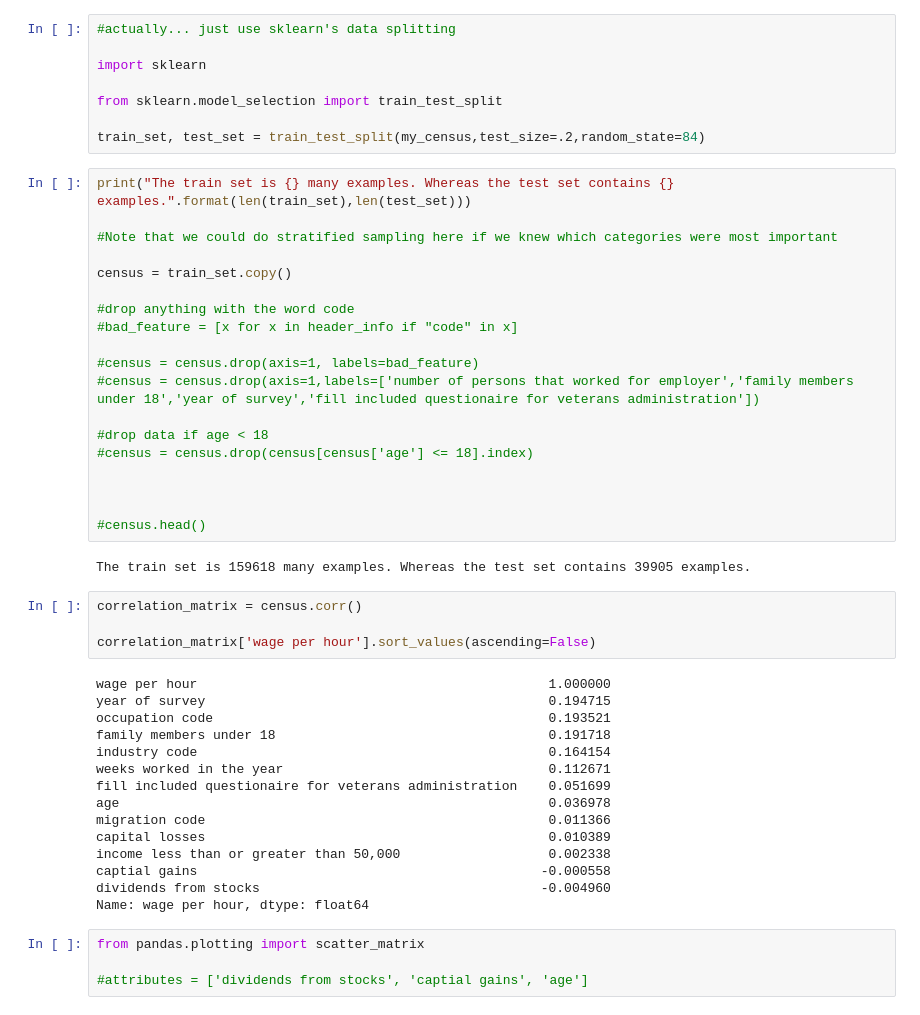
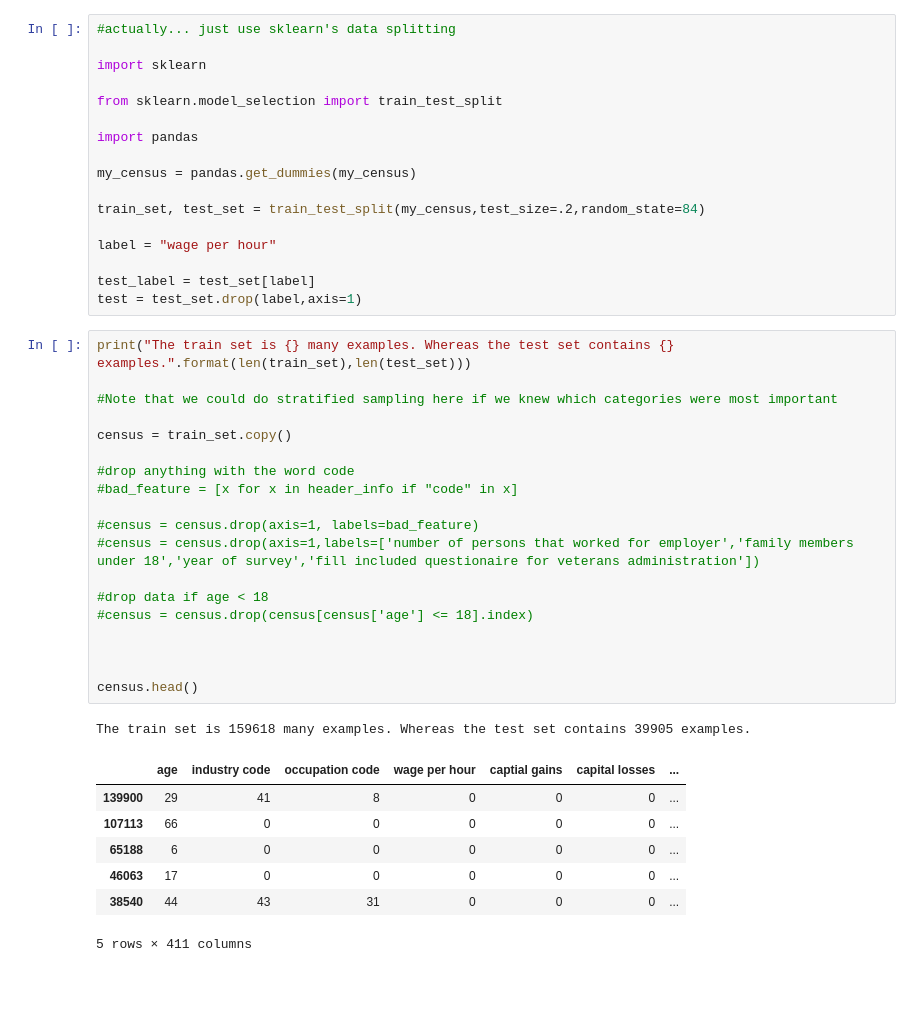
Before and after one commit to robert-at-pretension-io/applied_ml, a Jupyter notebook: census_data.ipynb, the cells around one changed output. Drawn from its saved outputs; the diff is of its cells as text; blank space fills up the shorter version.

```diff
--- a/census_data.ipynb
+++ b/census_data.ipynb
@@ -96,48 +93,41 @@ import sklearn
 
 from sklearn.model_selection import train_test_split
 
+import pandas
+
+my_census = pandas.get_dummies(my_census)
+
 train_set, test_set = train_test_split(my_census,test_size=.2,random_state=84)
+
+label = "wage per hour"
+
+test_label = test_set[label]
+test = test_set.drop(label,axis=1)
 # %%
 print("The train set is {} many examples. Whereas the test set contains {} examples.".format(len(train_set),len(test_set)))
 
 #Note that we could do stratified sampling here if we knew which categories were most important
 
 census = train_set.copy()
 
 #drop anything with the word code
 #bad_feature = [x for x in header_info if "code" in x]
 
 #census = census.drop(axis=1, labels=bad_feature)
 #census = census.drop(axis=1,labels=['number of persons that worked for employer','family members under 18','year of survey','fill included questionaire for veterans administration'])
 
 #drop data if age < 18
 #census = census.drop(census[census['age'] <= 18].index)
 
 
 
-#census.head()
+census.head()
 # %% [output]
 The train set is 159618 many examples. Whereas the test set contains 39905 examples.
+|  | age | industry code | occupation code | wage per hour | captial gains | capital losses | ... |
+| 139900 | 29 | 41 | 8 | 0 | 0 | 0 | ... |
+| 107113 | 66 | 0 | 0 | 0 | 0 | 0 | ... |
+| 65188 | 6 | 0 | 0 | 0 | 0 | 0 | ... |
+| 46063 | 17 | 0 | 0 | 0 | 0 | 0 | ... |
+| 38540 | 44 | 43 | 31 | 0 | 0 | 0 | ... |
+5 rows × 411 columns
-# %%
-correlation_matrix = census.corr()
-
-correlation_matrix['wage per hour'].sort_values(ascending=False)
-# %% [output]
-wage per hour                                             1.000000
-year of survey                                            0.194715
-occupation code                                           0.193521
-family members under 18                                   0.191718
-industry code                                             0.164154
-weeks worked in the year                                  0.112671
-fill included questionaire for veterans administration    0.051699
-age                                                       0.036978
-migration code                                            0.011366
-capital losses                                            0.010389
-income less than or greater than 50,000                   0.002338
-captial gains                                            -0.000558
-dividends from stocks                                    -0.004960
-Name: wage per hour, dtype: float64
-# %%
-from pandas.plotting import scatter_matrix
-
-#attributes = ['dividends from stocks', 'captial gains', 'age']
```
Also changed, not shown: parts of 21 cells of this notebook.
